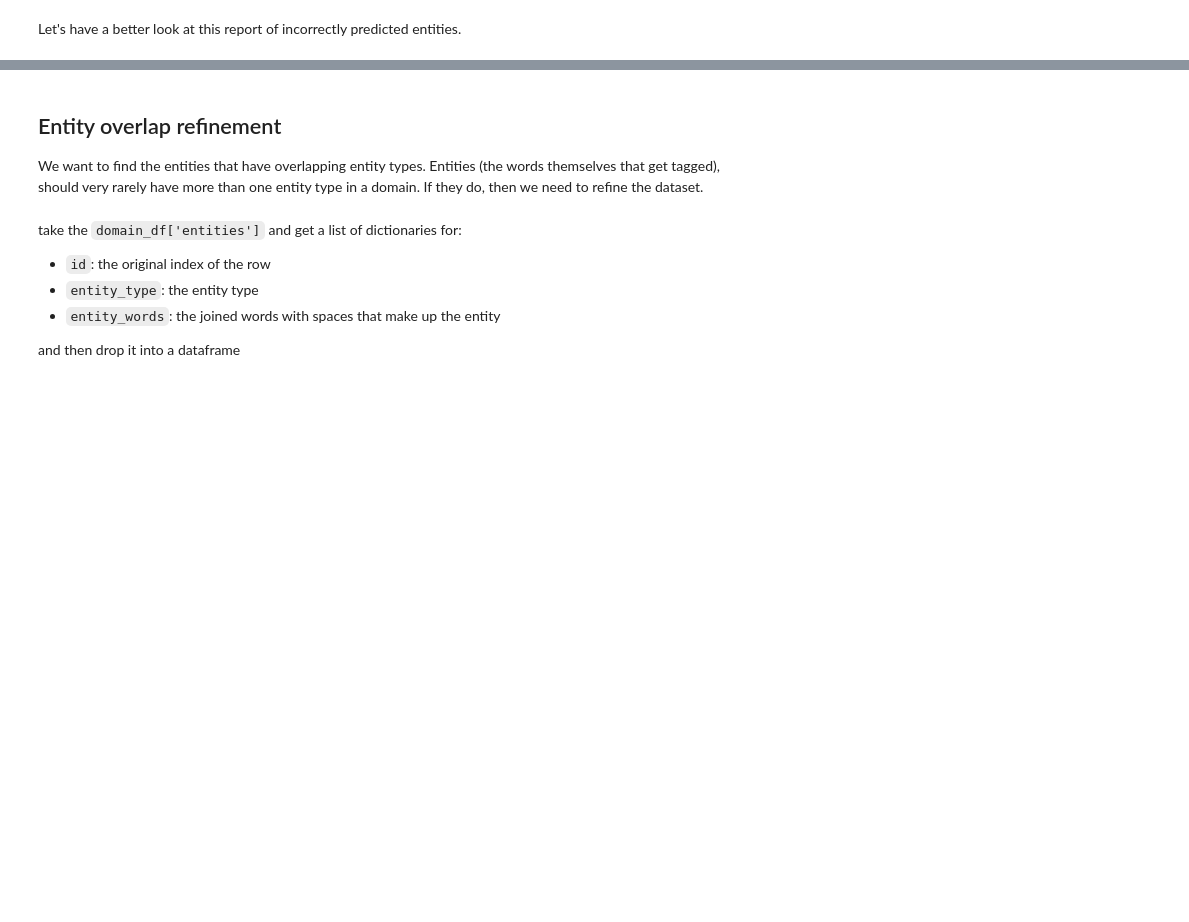
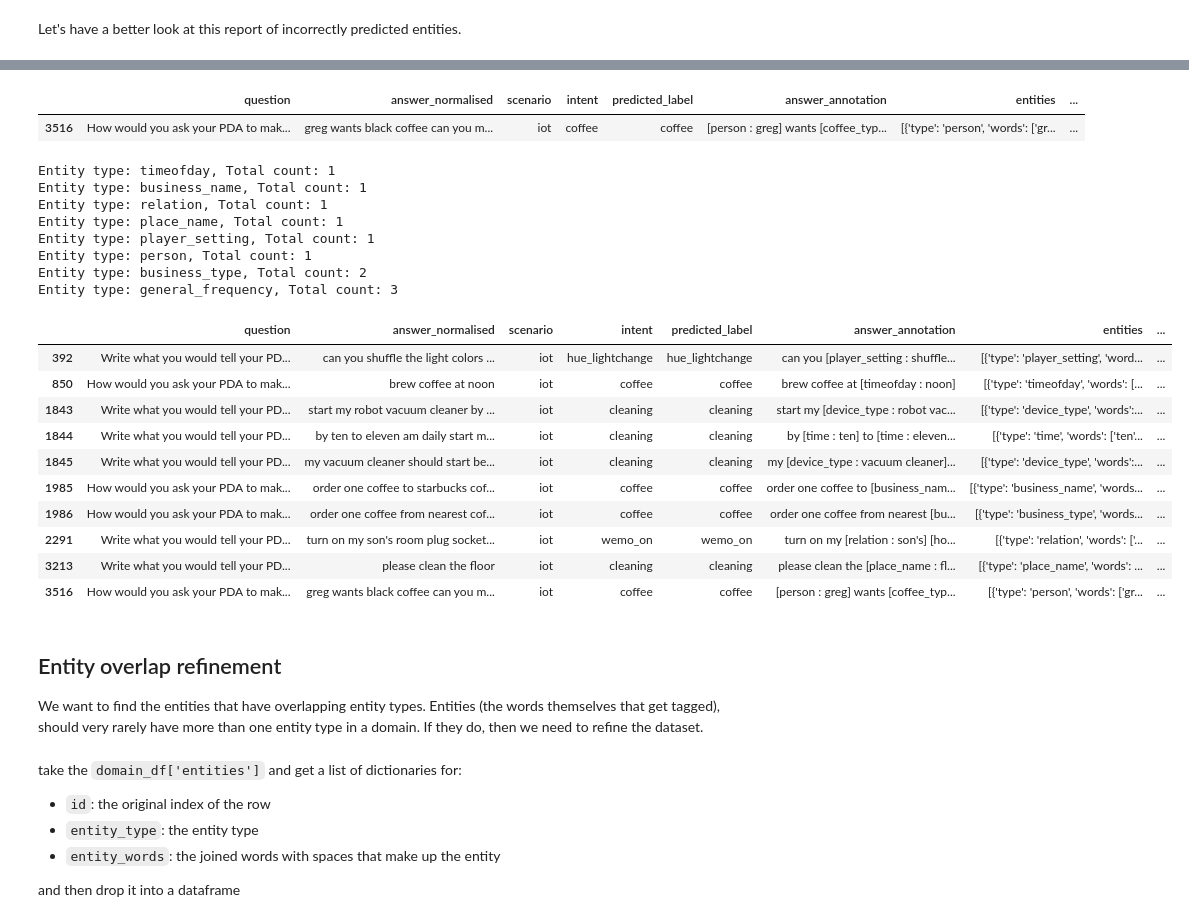
Before and after one commit to secretsauceai/NLU-engine-prototype-benchmarks, a Jupyter notebook: Macro_NLU_Entity_Refinement.ipynb, the cells around one changed output, grey strips where cells are left out. Drawn from its saved outputs; the diff is of its cells as text; code cells hidden in the pictures; blank space fills up the shorter version.

Commit message:
developing sparse entries refinement flow

```diff
--- a/Macro_NLU_Entity_Refinement.ipynb
+++ b/Macro_NLU_Entity_Refinement.ipynb
@@ -300,0 +383,3 @@ RenderJSON(incorrect_predicted_entities_report)
+# %%
+for entity_type, count in sorted_entity_types_and_counts:
+    print(entity_type, count)
@@ -300,0 +402,21 @@ RenderJSON(incorrect_predicted_entities_report)
+# %%
+# Sort entities by total count asending and for each entity type with less than 32 total count, ask if those entities should be removed or merged
+for entity_type, entity_count in sorted_entity_types_and_counts:
+    print(
+        f'Entity type:{entity_type}\nEntity count:{entity_count}\n')
+    if entity_count < 32:
+        remove_or_merge = input(
+            'Would you like to remove or merge this entity? (r/m): ')
+        if remove_or_merge == 'r':
+            MacroEntityRefinement.remove_entity_type(
+                domain_df, entity_type)
+        elif remove_or_merge == 'm':
+            MacroEntityRefinement.merge_entity_type(
+                domain_df, entity_type)
+
+
+# The above flow needs to improved for user experience
+# 1. The user should be able to select the entity type they want to remove or merge or skip
+# 2. The user should be able to select the entity type they want to merge with
+# 3. The user should be able to select the entity type they want to remove
+# 4. The user should be able to select the entity type they want to skip
@@ -300,0 +445,7 @@ RenderJSON(incorrect_predicted_entities_report)
+# %%
+sorted_entity_types = [entity_type for entity_type, count in sorted(
+    zip(entity_types, entity_counts), key=lambda x: x[1])]
+sorted_entity_counts = [count for entity_type, count in sorted(
+    zip(entity_types, entity_counts), key=lambda x: x[1])]
+sorted_entity_types_and_counts = zip(
+    sorted_entity_types, sorted_entity_counts)
@@ -300,0 +461,38 @@ RenderJSON(incorrect_predicted_entities_report)
+# %%
+domain_df[domain_df['entity_types'].str.contains('person', na=False)]
+# %% [output]
+|  | question | answer_normalised | scenario | intent | predicted_label | answer_annotation | entities | ... |
+| 3516 | How would you ask your PDA to mak... | greg wants black coffee can you m... | iot | coffee | coffee | [person : greg] wants [coffee_typ... | [{'type': 'person', 'words': ['gr... | ... |
+# %%
+# From sorted_entity_types get all entities with less than 5 total count and output a dataframe of entries in domain_df with those entities
+
+def get_entries_with_sparse_total(domain_df, sorted_entity_types_and_counts):
+    entity_types_with_sparse_total = []
+    for entity_type, entity_count in sorted_entity_types_and_counts:
+        if entity_count < 5:
+            print(f'Entity type: {entity_type}, Total count: {entity_count}')
+            entity_types_with_sparse_total.append(entity_type)
+    return domain_df[domain_df['entity_types'].str.contains(('|').join(entity_types_with_sparse_total), na=False)]
+# %%
+sparse_entries_df = get_entries_with_sparse_total(domain_df, sorted_entity_types_and_counts)
+sparse_entries_df
+# %% [output]
+Entity type: timeofday, Total count: 1
+Entity type: business_name, Total count: 1
+Entity type: relation, Total count: 1
+Entity type: place_name, Total count: 1
+Entity type: player_setting, Total count: 1
+Entity type: person, Total count: 1
+Entity type: business_type, Total count: 2
+Entity type: general_frequency, Total count: 3
+|  | question | answer_normalised | scenario | intent | predicted_label | answer_annotation | entities | ... |
+| 392 | Write what you would tell your PD... | can you shuffle the light colors ... | iot | hue_lightchange | hue_lightchange | can you [player_setting : shuffle... | [{'type': 'player_setting', 'word... | ... |
+| 850 | How would you ask your PDA to mak... | brew coffee at noon | iot | coffee | coffee | brew coffee at [timeofday : noon] | [{'type': 'timeofday', 'words': [... | ... |
+| 1843 | Write what you would tell your PD... | start my robot vacuum cleaner by ... | iot | cleaning | cleaning | start my [device_type : robot vac... | [{'type': 'device_type', 'words':... | ... |
+| 1844 | Write what you would tell your PD... | by ten to eleven am daily start m... | iot | cleaning | cleaning | by [time : ten] to [time : eleven... | [{'type': 'time', 'words': ['ten'... | ... |
+| 1845 | Write what you would tell your PD... | my vacuum cleaner should start be... | iot | cleaning | cleaning | my [device_type : vacuum cleaner]... | [{'type': 'device_type', 'words':... | ... |
+| 1985 | How would you ask your PDA to mak... | order one coffee to starbucks cof... | iot | coffee | coffee | order one coffee to [business_nam... | [{'type': 'business_name', 'words... | ... |
+| 1986 | How would you ask your PDA to mak... | order one coffee from nearest cof... | iot | coffee | coffee | order one coffee from nearest [bu... | [{'type': 'business_type', 'words... | ... |
+| 2291 | Write what you would tell your PD... | turn on my son's room plug socket... | iot | wemo_on | wemo_on | turn on my [relation : son's] [ho... | [{'type': 'relation', 'words': ['... | ... |
+| 3213 | Write what you would tell your PD... | please clean the floor | iot | cleaning | cleaning | please clean the [place_name : fl... | [{'type': 'place_name', 'words': ... | ... |
+| 3516 | How would you ask your PDA to mak... | greg wants black coffee can you m... | iot | coffee | coffee | [person : greg] wants [coffee_typ... | [{'type': 'person', 'words': ['gr... | ... |
```
Also changed, not shown: parts of 17 cells of this notebook.
